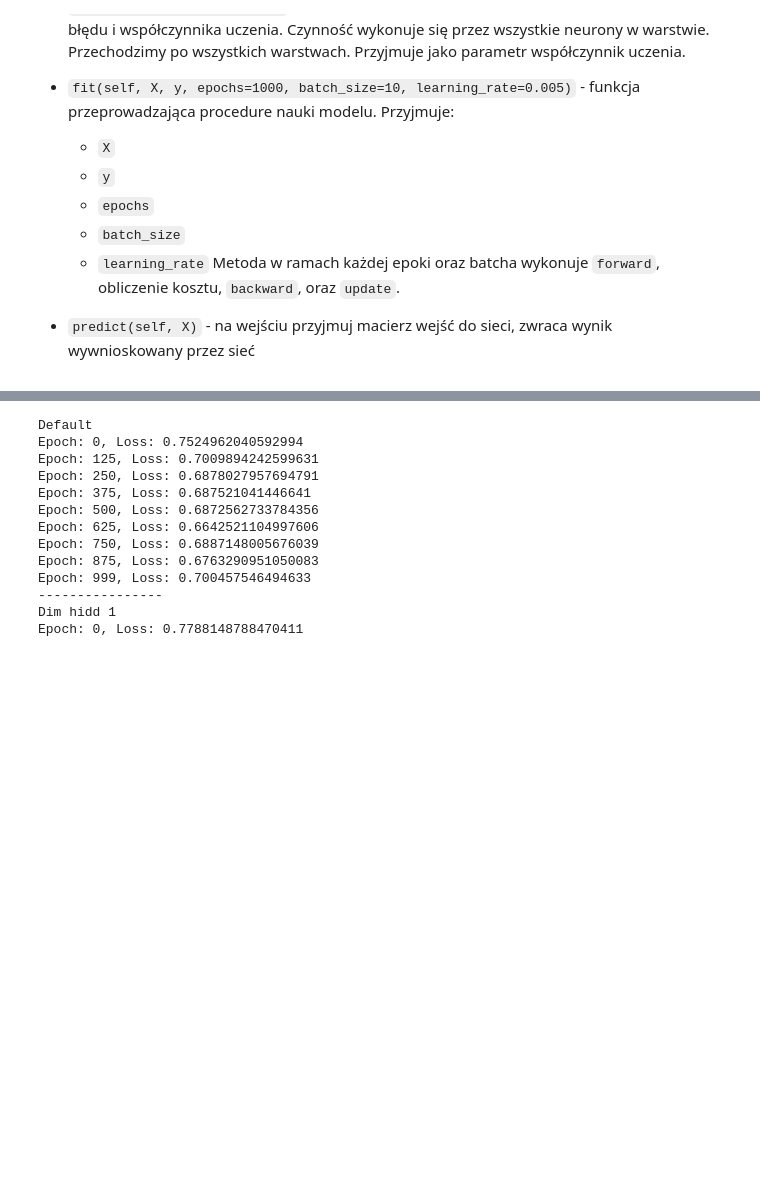
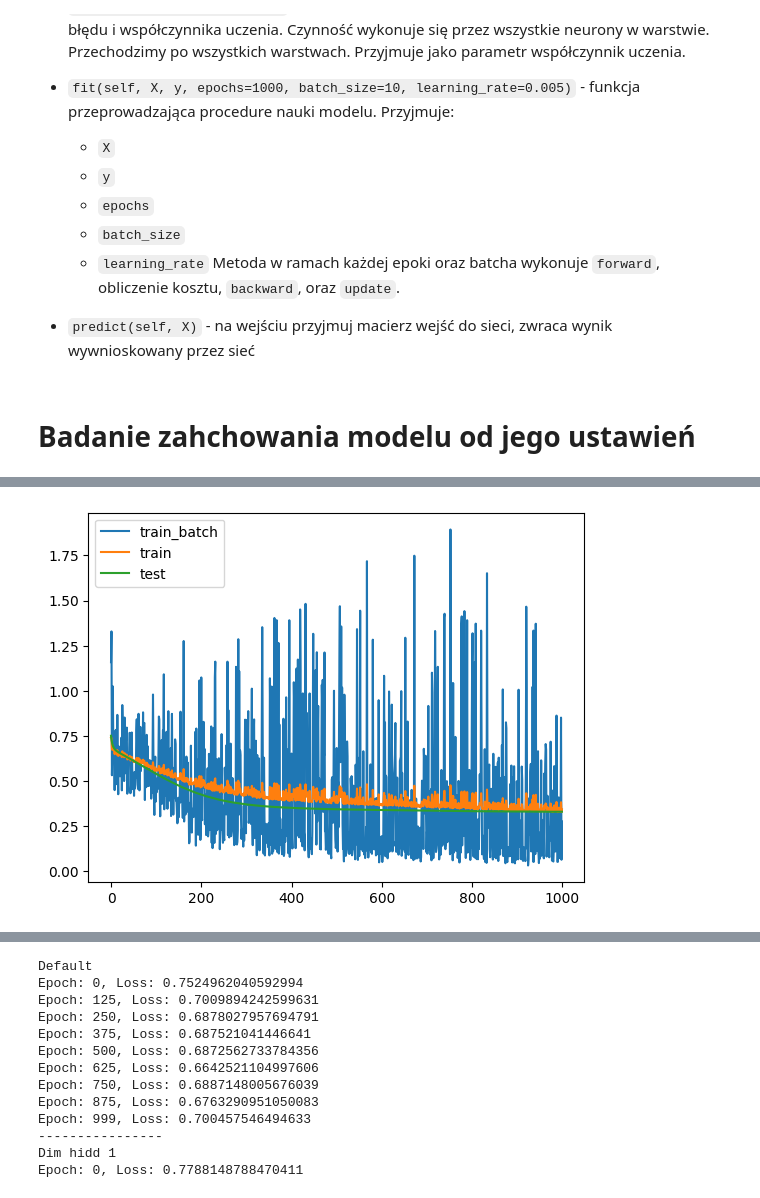
Before and after one commit to Filipstrozik/NeuralNetworks, a Jupyter notebook: CW3/lista3.ipynb, the cells around one changed output, grey strips where cells are left out. Saved outputs shown, nothing was run; the diff lists cells and outputs as text; code cells hidden in the pictures; blank space fills up the shorter version.

```diff
--- a/CW3/lista3.ipynb
+++ b/CW3/lista3.ipynb
@@ -18,9 +20,7 @@ Y = Y['num'].replace([1, 2, 3, 4], 1)
 
 X['num'] = Y
 
-# median = X['ca'].median()
-# X['ca'].fillna(median, inplace=True)
-# mode_category = X['thal'].mode()[0]
-# X['thal'].fillna(mode_category, inplace=True)
-
-X = X.dropna()
+median = X['ca'].median()
+X['ca'].fillna(median, inplace=True)
+mode_category = X['thal'].mode()[0]
+X['thal'].fillna(mode_category, inplace=True)
@@ -346,15 +390,25 @@ Metody klasy NeuralNetwork obejmują:
     Metoda w ramach każdej epoki oraz batcha wykonuje `forward`, obliczenie kosztu, `backward`, oraz `update`.
 
 - `predict(self, X)` - na wejściu przyjmuj macierz wejść do sieci, zwraca wynik wywnioskowany przez sieć
+# %% [markdown]
+# Badanie zahchowania modelu od jego ustawień
 # %%
 seed = 42
 np.random.seed(seed)
 X_train, X_test, Y_train, Y_test = train_test_split(X_norm, Y, test_size=0.2)
 mlp = NeuralNetwork(num_of_inputs=X_train.shape[1], hidden_layers=[8, 4], num_of_outputs=1)
-mlp.fit(X_train, Y_train, epochs=1000, batch_size=10, learning_rate=0.005)
+model, train_hist_batch, train_hist, test_hist = mlp.fit(X_train, Y_train, X_test, Y_test)
 predictions = mlp.predict(X_test)
 predictions = np.where(predictions > 0.5, 1, 0)
 print(f'Accuracy: {accuracy_score(Y_test, predictions)}')
 print(f'Precision: {precision_score(Y_test, predictions)}')
+print(f'Recall: {recall_score(Y_test, predictions)}')
 print(f'F1: {f1_score(Y_test, predictions)}')
+
+import matplotlib.pyplot as plt
+plt.plot(train_hist_batch, label='train_batch')
+plt.plot(train_hist, label='train')
+plt.plot(test_hist, label='test')
+plt.legend()
+plt.show()
 # %% [output]
@@ -373,2 +428,3 @@ F1: 0.816326530612245
+[figure, added]
 # %%
 dim_hidd_1 = [5, 5]
```
Also changed, not shown: parts of 12 cells of this notebook, 1 other file.
